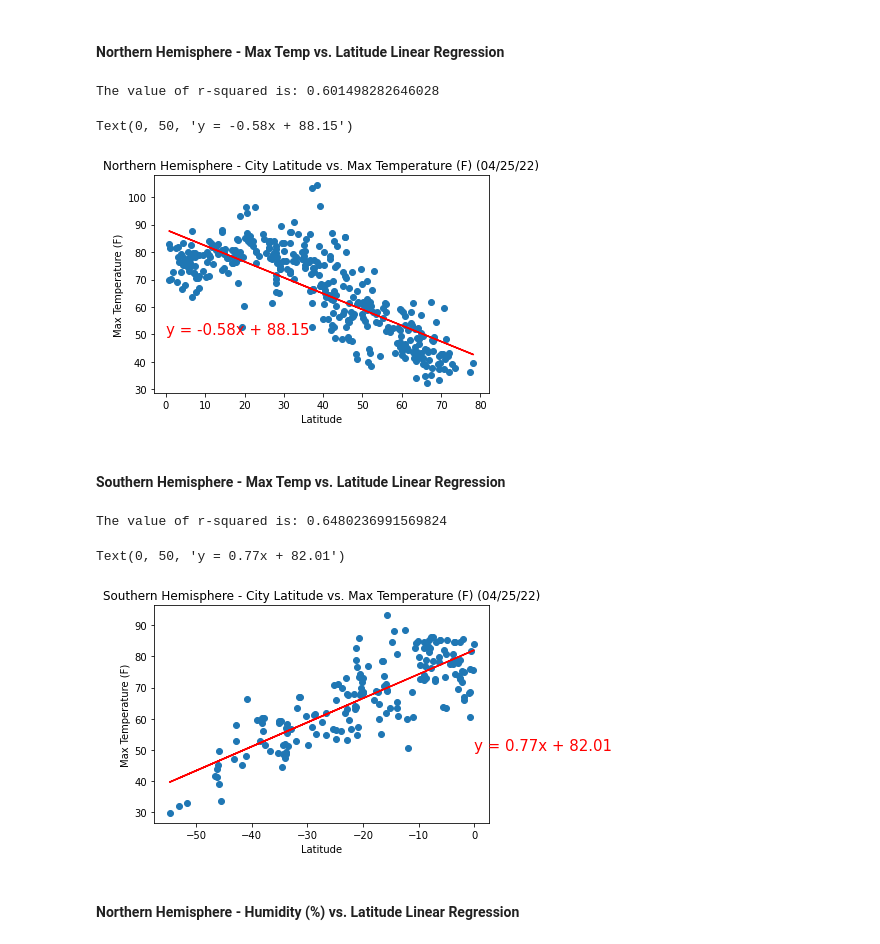
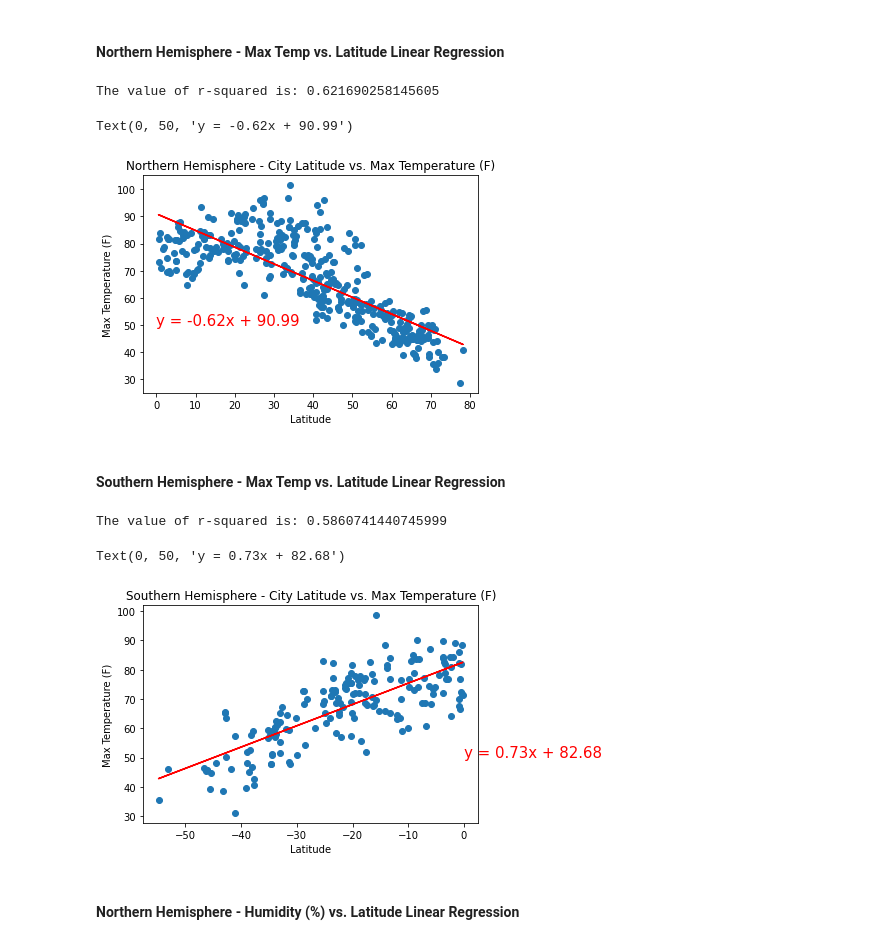
Before and after one commit to klew1230/python-api-challenge, a Jupyter notebook: WeatherPy/WeatherPy.ipynb, the cells around one changed output. Cells and saved outputs as stored; diff of their text form; code cells hidden in the pictures.

```diff
--- a/WeatherPy/WeatherPy.ipynb
+++ b/WeatherPy/WeatherPy.ipynb
@@ -261,30 +261,30 @@ lat_south = weather_data.loc[weather_data['Latitude'] < 0]
 # %% [markdown]
 ####  Northern Hemisphere - Max Temp vs. Latitude Linear Regression
 # %%
-plt.title('Northern Hemisphere - City Latitude vs. Max Temperature (F) (04/25/22)')
+plt.title('Northern Hemisphere - City Latitude vs. Max Temperature (F)')
 plt.xlabel('Latitude')
 plt.ylabel('Max Temperature (F)')
 
 x5 = lat_north['Latitude']
 y5 = lat_north['Max Temperature']
 
 plt.scatter(x5, y5)
 
 (slope, intercept, r, p, se) = linregress(x5, y5)
 regress_values = x5 * slope + intercept
 line_eq = "y = " + str(round(slope,2)) + "x + " + str(round(intercept,2))
 
 print(f"The value of r-squared is: {r**2}")
 plt.plot(x5,regress_values,"r-")
 plt.annotate(line_eq,(0,50),fontsize=15,color="red")
 # %% [output]
-The value of r-squared is: 0.601498282646028
+The value of r-squared is: 0.621690258145605
-Text(0, 50, 'y = -0.58x + 88.15')
+Text(0, 50, 'y = -0.62x + 90.99')
-[figure, old version]
+[figure, new version]
 # %% [markdown]
 ####  Southern Hemisphere - Max Temp vs. Latitude Linear Regression
 # %%
-plt.title('Southern Hemisphere - City Latitude vs. Max Temperature (F) (04/25/22)')
+plt.title('Southern Hemisphere - City Latitude vs. Max Temperature (F)')
 plt.xlabel('Latitude')
 plt.ylabel('Max Temperature (F)')
 
@@ -301,9 +301,9 @@ print(f"The value of r-squared is: {r**2}")
 plt.plot(x6,regress_values,"r-")
 plt.annotate(line_eq,(0,50),fontsize=15,color="red")
 # %% [output]
-The value of r-squared is: 0.6480236991569824
+The value of r-squared is: 0.5860741440745999
-Text(0, 50, 'y = 0.77x + 82.01')
+Text(0, 50, 'y = 0.73x + 82.68')
-[figure, old version]
+[figure, new version]
 # %% [markdown]
 ####  Northern Hemisphere - Humidity (%) vs. Latitude Linear Regression
 # %%
```
Also changed, not shown: parts of 15 cells of this notebook, 3 other files.
